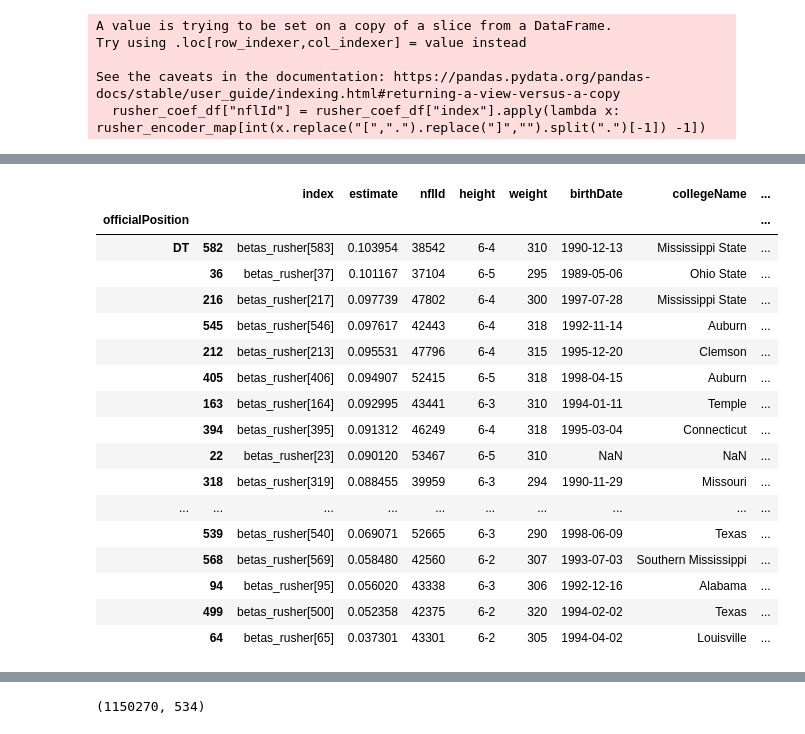
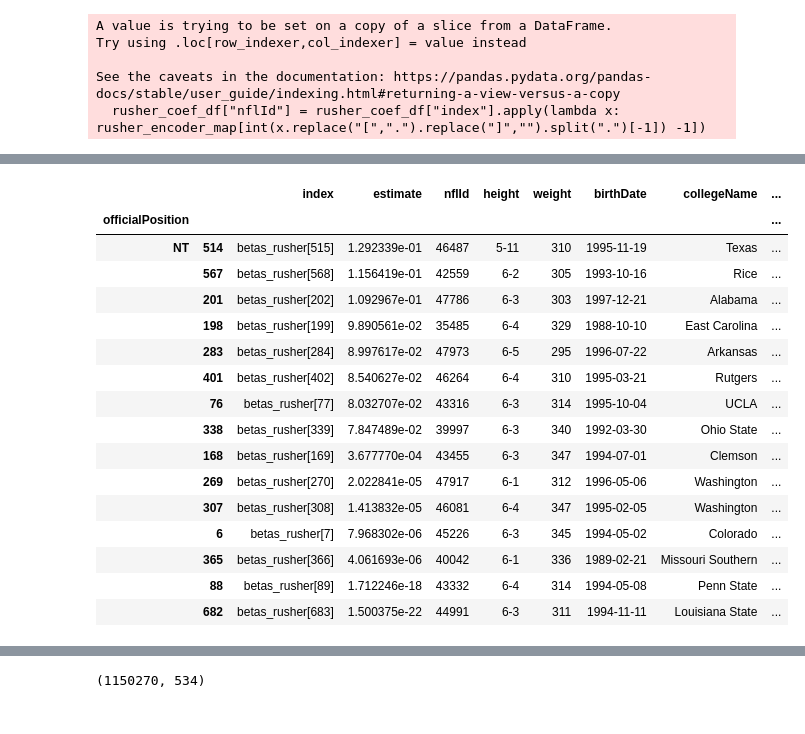
Before and after one commit to IshTheCoder/Matchup_Identifier, a Jupyter notebook: src/Maximization Sandbox.ipynb, the cells around one changed output, grey strips where cells are left out. Cells and saved outputs as stored; diff of their text form; code cells hidden in the pictures.

```diff
--- a/src/Maximization Sandbox.ipynb
+++ b/src/Maximization Sandbox.ipynb
@@ -598,25 +589,24 @@ rusher_coef_df
 698 rows × 3 columns
 # %%
-rusher_coef_df.merge(players).merge(snaps, left_on = ["nflId"], right_on = ["nflId_pr"]).groupby(["officialPosition"]).apply(lambda x: x[(x.num_snaps >= 90) & (x.officialPosition =="DT")].sort_values("estimate",ascending=False).head(20))
+rusher_coef_df.merge(players).merge(snaps, left_on = ["nflId"], right_on = ["nflId_pr"]).groupby(["officialPosition"]).apply(lambda x: x[(x.num_snaps >= 90) & (x.officialPosition =="NT")].sort_values("estimate",ascending=False).head(20))
 # %% [output]
 |  |  | index | estimate | nflId | height | weight | birthDate | collegeName | ... |
 | officialPosition |  |  |  |  |  |  |  |  | ... |
-| DT | 582 | betas_rusher[583] | 0.103954 | 38542 | 6-4 | 310 | 1990-12-13 | Mississippi State | ... |
-|  | 36 | betas_rusher[37] | 0.101167 | 37104 | 6-5 | 295 | 1989-05-06 | Ohio State | ... |
-|  | 216 | betas_rusher[217] | 0.097739 | 47802 | 6-4 | 300 | 1997-07-28 | Mississippi State | ... |
-|  | 545 | betas_rusher[546] | 0.097617 | 42443 | 6-4 | 318 | 1992-11-14 | Auburn | ... |
-|  | 212 | betas_rusher[213] | 0.095531 | 47796 | 6-4 | 315 | 1995-12-20 | Clemson | ... |
-|  | 405 | betas_rusher[406] | 0.094907 | 52415 | 6-5 | 318 | 1998-04-15 | Auburn | ... |
-|  | 163 | betas_rusher[164] | 0.092995 | 43441 | 6-3 | 310 | 1994-01-11 | Temple | ... |
-|  | 394 | betas_rusher[395] | 0.091312 | 46249 | 6-4 | 318 | 1995-03-04 | Connecticut | ... |
-|  | 22 | betas_rusher[23] | 0.090120 | 53467 | 6-5 | 310 | NaN | NaN | ... |
-|  | 318 | betas_rusher[319] | 0.088455 | 39959 | 6-3 | 294 | 1990-11-29 | Missouri | ... |
-| ... | ... | ... | ... | ... | ... | ... | ... | ... | ... |
-|  | 539 | betas_rusher[540] | 0.069071 | 52665 | 6-3 | 290 | 1998-06-09 | Texas | ... |
-|  | 568 | betas_rusher[569] | 0.058480 | 42560 | 6-2 | 307 | 1993-07-03 | Southern Mississippi | ... |
-|  | 94 | betas_rusher[95] | 0.056020 | 43338 | 6-3 | 306 | 1992-12-16 | Alabama | ... |
-|  | 499 | betas_rusher[500] | 0.052358 | 42375 | 6-2 | 320 | 1994-02-02 | Texas | ... |
-|  | 64 | betas_rusher[65] | 0.037301 | 43301 | 6-2 | 305 | 1994-04-02 | Louisville | ... |
+| NT | 514 | betas_rusher[515] | 1.292339e-01 | 46487 | 5-11 | 310 | 1995-11-19 | Texas | ... |
+|  | 567 | betas_rusher[568] | 1.156419e-01 | 42559 | 6-2 | 305 | 1993-10-16 | Rice | ... |
+|  | 201 | betas_rusher[202] | 1.092967e-01 | 47786 | 6-3 | 303 | 1997-12-21 | Alabama | ... |
+|  | 198 | betas_rusher[199] | 9.890561e-02 | 35485 | 6-4 | 329 | 1988-10-10 | East Carolina | ... |
+|  | 283 | betas_rusher[284] | 8.997617e-02 | 47973 | 6-5 | 295 | 1996-07-22 | Arkansas | ... |
+|  | 401 | betas_rusher[402] | 8.540627e-02 | 46264 | 6-4 | 310 | 1995-03-21 | Rutgers | ... |
+|  | 76 | betas_rusher[77] | 8.032707e-02 | 43316 | 6-3 | 314 | 1995-10-04 | UCLA | ... |
+|  | 338 | betas_rusher[339] | 7.847489e-02 | 39997 | 6-3 | 340 | 1992-03-30 | Ohio State | ... |
+|  | 168 | betas_rusher[169] | 3.677770e-04 | 43455 | 6-3 | 347 | 1994-07-01 | Clemson | ... |
+|  | 269 | betas_rusher[270] | 2.022841e-05 | 47917 | 6-1 | 312 | 1996-05-06 | Washington | ... |
+|  | 307 | betas_rusher[308] | 1.413832e-05 | 46081 | 6-4 | 347 | 1995-02-05 | Washington | ... |
+|  | 6 | betas_rusher[7] | 7.968302e-06 | 45226 | 6-3 | 345 | 1994-05-02 | Colorado | ... |
+|  | 365 | betas_rusher[366] | 4.061693e-06 | 40042 | 6-1 | 336 | 1989-02-21 | Missouri Southern | ... |
+|  | 88 | betas_rusher[89] | 1.712246e-18 | 43332 | 6-4 | 314 | 1994-05-08 | Penn State | ... |
+|  | 682 | betas_rusher[683] | 1.500375e-22 | 44991 | 6-3 | 311 | 1994-11-11 | Louisiana State | ... |
 # %%
 blocker_coef_df = coef_df[ (coef_df["index"].str.contains("betas[",regex=False))]
 # %%
```
Also changed, not shown: parts of 9 cells of this notebook, 2 other files.
